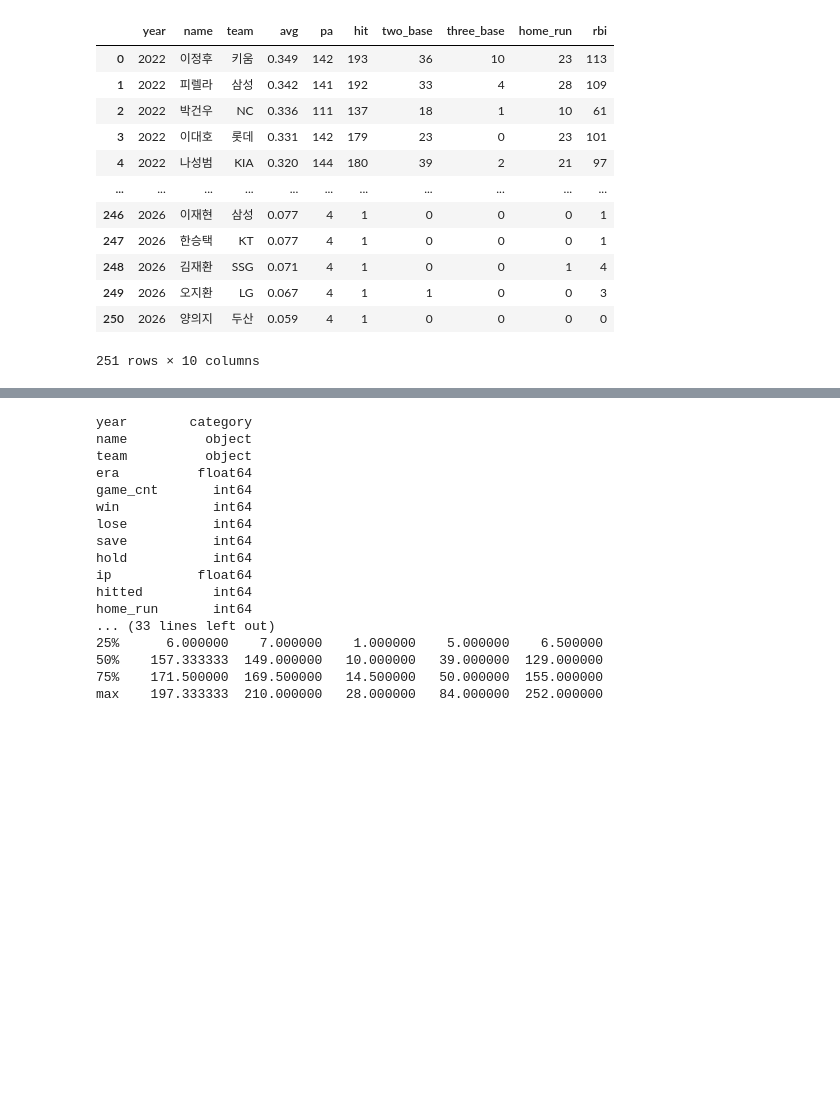
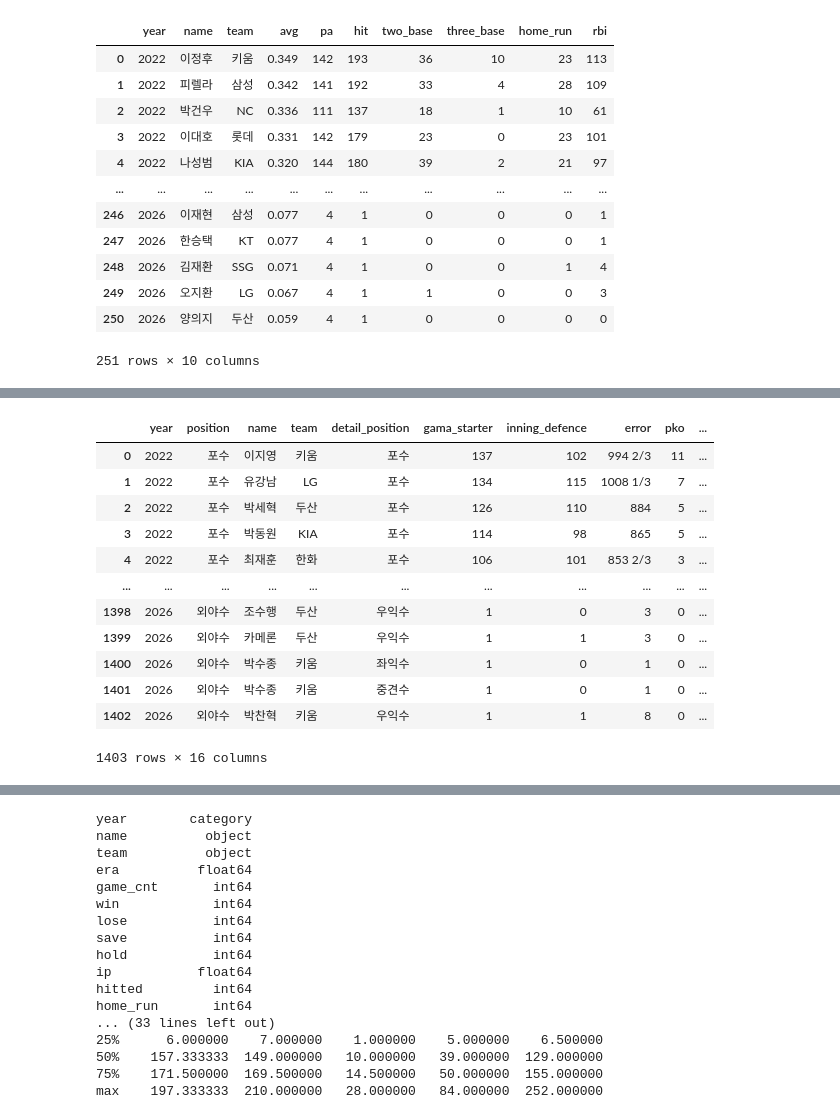
Before and after one commit to Jihun105/my-project, a Jupyter notebook: personal_project/kbo_stats/data/crawler.ipynb, the cells around one changed output, grey strips where cells are left out. Saved outputs shown, nothing was run; the diff lists cells and outputs as text; code cells hidden in the pictures; blank space fills up the shorter version.

```diff
--- a/personal_project/kbo_stats/data/crawler.ipynb
+++ b/personal_project/kbo_stats/data/crawler.ipynb
@@ -193 +169,80 @@ df_pitcher
+# %%
+import requests
+import pandas as pd
+from selenium import webdriver
+from selenium.webdriver.support.ui import WebDriverWait
+from selenium.webdriver.support import expected_conditions as EC
+from webdriver_manager.chrome import ChromeDriverManager
+from selenium.webdriver.chrome.service import Service
+from bs4 import BeautifulSoup
+from selenium.webdriver.common.by import By  # By.ID 사용하기 위해 임포트
+import time
+from selenium.webdriver.support.ui import Select # 드롭다운 다루는 클래스 임포트
+
+def crawl_batter_defence():
+    # 드라이버 설정
+    service = Service( ChromeDriverManager().install() ) # 크롬 드라이버 자동 설치
+    driver = webdriver.Chrome(service=service) # 실제 브라우저 실행
+
+    # 페이지 열기
+    driver.get('https://www.koreabaseball.com/Record/Player/Defense/Basic.aspx')
+
+    datas = []
+
+    for year in [2022, 2023, 2024, 2025, 2026]:
+
+        select = Select(driver.find_element(By.ID, 'cphContents_cphContents_cphContents_ddlSeason_ddlSeason'))  # 드롭다운 요소 찾기
+        select.select_by_value( str(year) )
+        time.sleep(1)
+
+        for position, value in [('포수', '2'), ('내야수', '3,4,5,6'), ('외야수', '7,8,9')]:
+            select = Select(driver.find_element(By.ID, 'cphContents_cphContents_cphContents_ddlPos_ddlPos'))
+            select.select_by_value(value)
+            time.sleep(1)
+
+            for page in range(1,6): # 1~5 페이지 반복
+                try:
+                    if page > 1: # 1페이지는 이미 열려있으니까 클릭 건너뜀
+                        btn = driver.find_element(By.ID, f'cphContents_cphContents_cphContents_ucPager_btnNo{page}')  # page 변수로 id 동적 생성
+                        btn.click()  # 버튼 클릭
+                        time.sleep(1)  # 페이지 로딩 기다리기
+                except:
+                    break
+    #=================================================================================================================
+                html = driver.page_source # 현재 브라우저에 렌더링 된 HTML 전체 가져옴
+                soup = BeautifulSoup(html, 'lxml') # lxml : 빠른 파서
+                result = soup.select_one('#cphContents_cphContents_cphContents_udpContent > div.record_result > table > tbody')
+                result = result.select('tr')
+    #==================================================================================================================
+
+                columns = ['name', 'team', 'detail_position', 'gama_starter', 'inning_defence', 'error', 'pko', 'assist', 'double_play', 'fpct', 'pb', 'sb', 'cs', 'cs%']
+
+                for row in result:
+                    tds = row.select('td')
+                    values = [td.text.strip() for td in tds[1:]]
+                    data = {'year' : year, 'position' : position}
+                    data.update( dict(zip(columns, values)) )
+                    datas.append(data)
+    driver.quit()
+
+    df_batter_defence = pd.DataFrame(datas)
+    return df_batter_defence
+
+
+df_batter_defence = crawl_batter_defence()
+df_batter_defence
+# %% [output]
+|  | year | position | name | team | detail_position | gama_starter | inning_defence | error | pko | ... |
+| 0 | 2022 | 포수 | 이지영 | 키움 | 포수 | 137 | 102 | 994 2/3 | 11 | ... |
+| 1 | 2022 | 포수 | 유강남 | LG | 포수 | 134 | 115 | 1008 1/3 | 7 | ... |
+| 2 | 2022 | 포수 | 박세혁 | 두산 | 포수 | 126 | 110 | 884 | 5 | ... |
+| 3 | 2022 | 포수 | 박동원 | KIA | 포수 | 114 | 98 | 865 | 5 | ... |
+| 4 | 2022 | 포수 | 최재훈 | 한화 | 포수 | 106 | 101 | 853 2/3 | 3 | ... |
+| ... | ... | ... | ... | ... | ... | ... | ... | ... | ... | ... |
+| 1398 | 2026 | 외야수 | 조수행 | 두산 | 우익수 | 1 | 0 | 3 | 0 | ... |
+| 1399 | 2026 | 외야수 | 카메론 | 두산 | 우익수 | 1 | 1 | 3 | 0 | ... |
+| 1400 | 2026 | 외야수 | 박수종 | 키움 | 좌익수 | 1 | 0 | 1 | 0 | ... |
+| 1401 | 2026 | 외야수 | 박수종 | 키움 | 중견수 | 1 | 0 | 1 | 0 | ... |
+| 1402 | 2026 | 외야수 | 박찬혁 | 키움 | 우익수 | 1 | 1 | 8 | 0 | ... |
+1403 rows × 16 columns
 # %%
```
Also changed, not shown: parts of 4 cells of this notebook, 5 other files.
